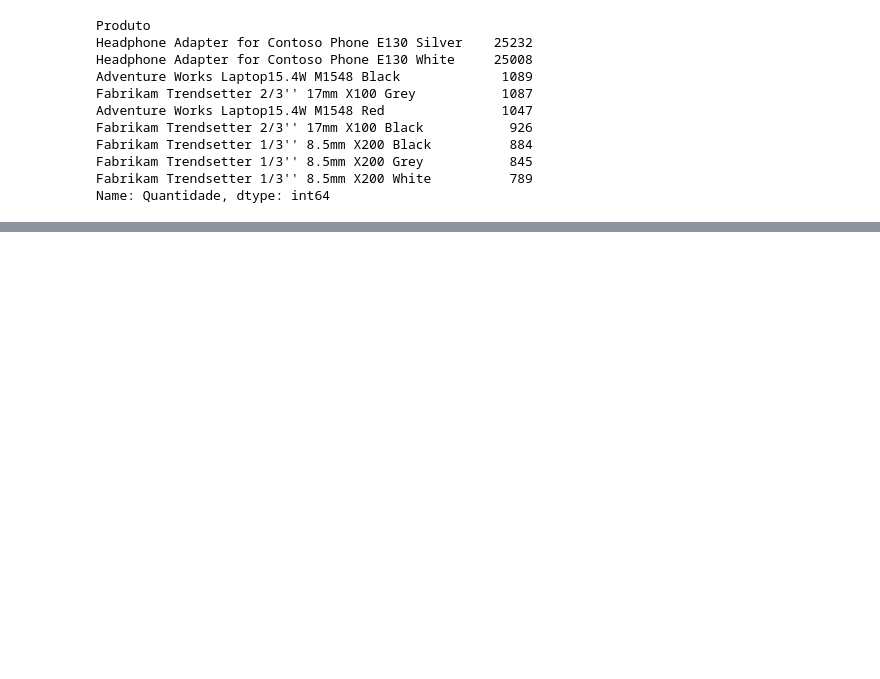
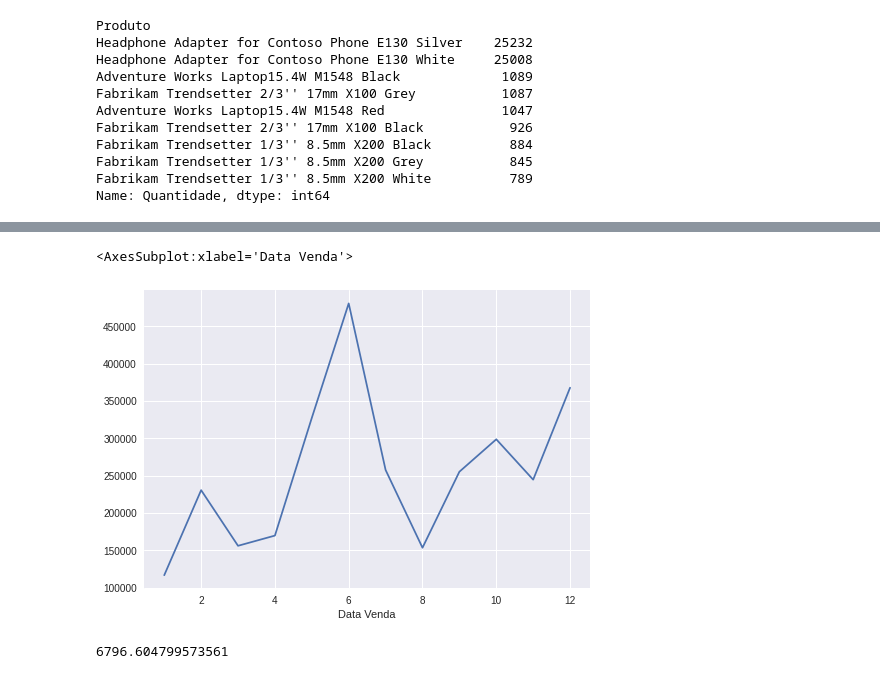
Before and after one commit to brnpaz5/PandasPython, a Jupyter notebook: analyse.ipynb, the cells around one changed output, grey strips where cells are left out. Cells and saved outputs as stored; diff of their text form; code cells hidden in the pictures; blank space fills up the shorter version.

```diff
--- a/analyse.ipynb
+++ b/analyse.ipynb
@@ -108,0 +146,9 @@ Text(0, 0.5, 'Produto')
+# %%
+df_2008.groupby(df['Data Venda'].dt.month)['Lucro'].sum().plot()
+# %% [output]
+<AxesSubplot:xlabel='Data Venda'>
+[figure, added]
+# %%
+df_2008['Valor Venda'].mean()
+# %% [output]
+6796.604799573561
```
Also changed, not shown: parts of 8 cells of this notebook.
